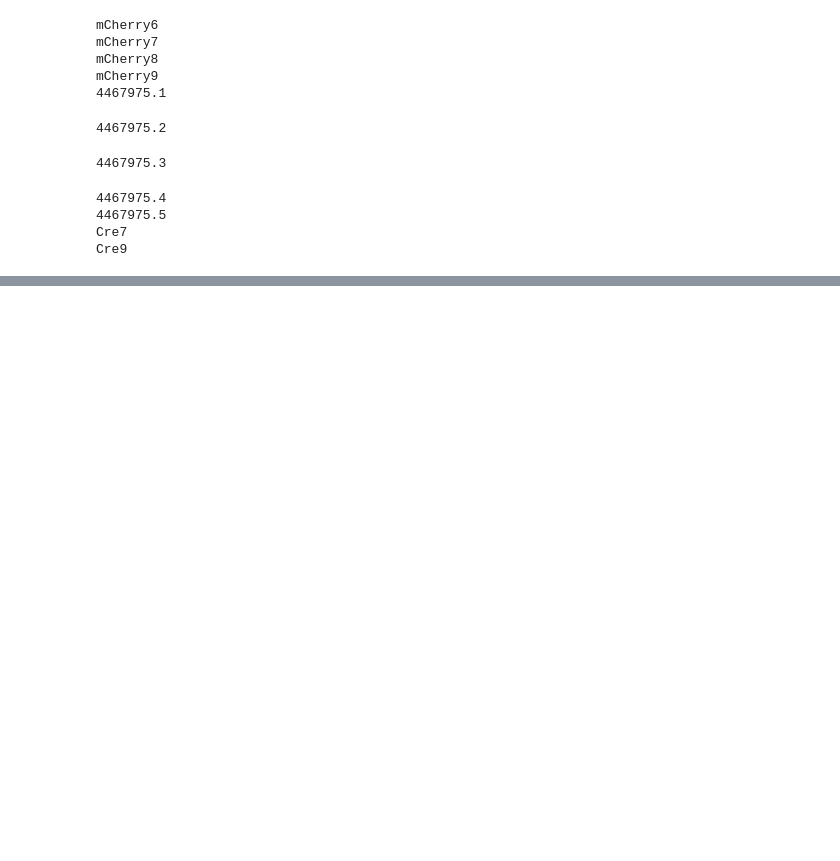
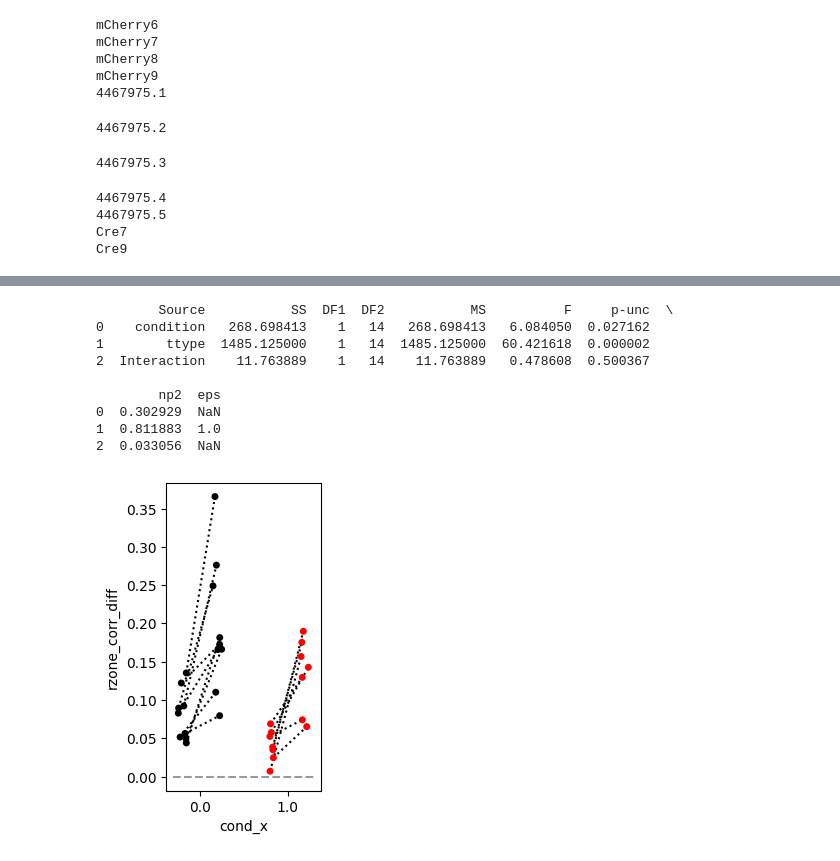
Before and after one commit to GiocomoLab/STX3KO_analyses, a Jupyter notebook: notebooks/figure6/reward_stability.ipynb, the cells around one changed output, grey strips where cells are left out. Cells and saved outputs as stored; diff of their text form; code cells hidden in the pictures; blank space fills up the shorter version.

```diff
--- a/notebooks/figure6/reward_stability.ipynb
+++ b/notebooks/figure6/reward_stability.ipynb
@@ -176,0 +151,48 @@ df = pd.DataFrame(rows)
+# %%
+tmp_df = df.groupby(['condition', 'mouse', 'ttype'])['rzone_corr_diff'].mean().reset_index()
+tmp_df['cond_x'] = 1.*(tmp_df['condition']=='ko')
+
+fig, ax = plt.subplots(figsize=[2,4])
+sns.stripplot(data=tmp_df.loc[tmp_df['condition']=='ctrl'],
+              x='cond_x',
+              y='rzone_corr_diff',
+              hue='ttype',
+              dodge=True,
+              hue_order=['fam', 'nov'],
+              palette=['black', 'black'],
+              legend=False,
+              ax=ax)
+
+sns.stripplot(data=tmp_df.loc[tmp_df['condition']=='ko'],
+              x='cond_x',
+              y='rzone_corr_diff',
+              hue='ttype',
+              dodge=True,
+              hue_order=['fam', 'nov'],
+              palette=['red', 'red'],
+              legend=False,
+              ax=ax)
+
+for d in [0,2]:
+    for (x0, y0), (x1, y1) in zip(ax.collections[d].get_offsets(), ax.collections[d+1].get_offsets()):
+        ax.plot([x0, x1], [y0, y1], color='black', ls=':', zorder=0)
+
+ax.hlines(0,-.3, 1.3, linestyle='--', color='black', alpha=.4)
+
+
+tmp_df['rank_rzone_corr_diff'] = tmp_df['rzone_corr_diff'].rank()
+aov = pg.mixed_anova(tmp_df, dv='rank_rzone_corr_diff',
+                     subject='mouse', within='ttype',
+                     between='condition')
+print(aov)
+# %% [output]
+        Source           SS  DF1  DF2           MS          F     p-unc  \
+0    condition   268.698413    1   14   268.698413   6.084050  0.027162
+1        ttype  1485.125000    1   14  1485.125000  60.421618  0.000002
+2  Interaction    11.763889    1   14    11.763889   0.478608  0.500367
+
+        np2  eps
+0  0.302929  NaN
+1  0.811883  1.0
+2  0.033056  NaN
+[figure, added]
```
Also changed, not shown: parts of 31 cells of this notebook, 2 other files.
